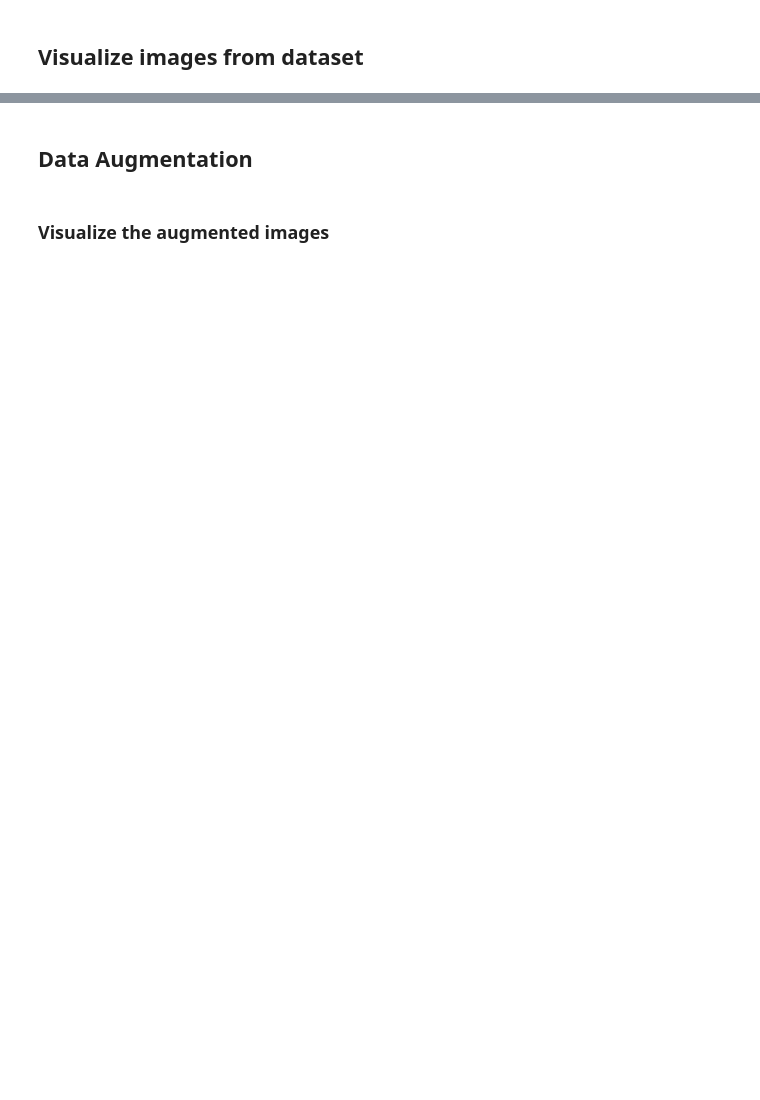
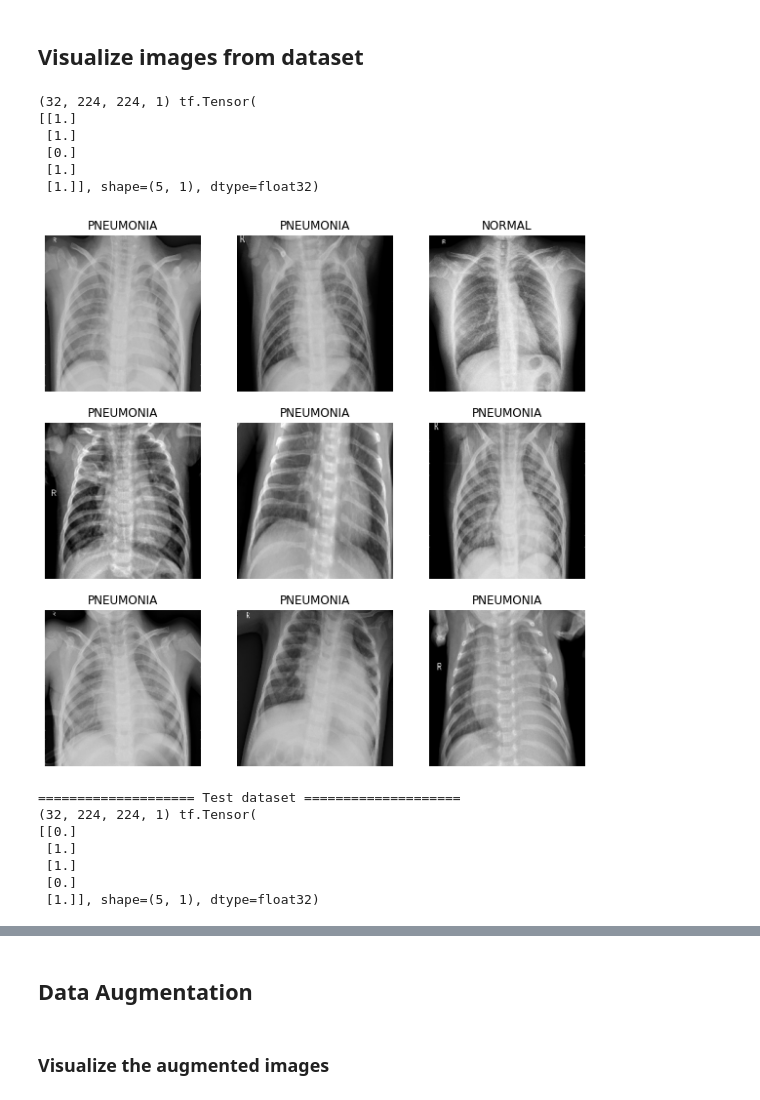
Before and after one commit to Redwoods/pdm, a Jupyter notebook: project/chest_xray/chest_xray_TL1_EfficientNetB1.ipynb, the cells around one changed output, grey strips where cells are left out. Saved outputs shown, nothing was run; the diff lists cells and outputs as text; code cells hidden in the pictures; blank space fills up the shorter version.

```diff
--- a/project/chest_xray/chest_xray_TL1_EfficientNetB1.ipynb
+++ b/project/chest_xray/chest_xray_TL1_EfficientNetB1.ipynb
@@ -120,17 +178,43 @@ train_data   # BatchDataset
 # %%
 # Plot images from dataset
 # figure 크기를 조절합니다.
 plt.figure(figsize=(10, 10))
 names = ['NORMAL', 'PNEUMONIA']
 # 배치 하나를 가져옵니다.
 for images, labels in train_data.take(1):
     print(images.shape, labels[:5])
     for i in range(9):
         ax = plt.subplot(3, 3, i + 1)
         plt.imshow(images[i][:,:,0].numpy().astype("uint8"), cmap = "gray") #.numpy())
         plt.title(names[int(labels[i])])
         plt.axis("off")
 plt.show()
 
 # [DIY] Plot images from test dataset
 print("="*20, 'Test dataset', "="*20)
+plt.figure(figsize=(10, 10))
+# names = ['NORMAL', 'PNEUMONIA']
+# 배치 하나를 가져옵니다.
+for images, labels in test_data.take(1):
+    print(images.shape, labels[:5])
+    for i in range(9):
+        ax = plt.subplot(3, 3, i + 1)
+        plt.imshow(images[i][:,:,0].numpy().astype("uint8"), cmap = "gray") #.numpy())
+        plt.title(names[int(labels[i])])
+        plt.axis("off")
+plt.show()
+# %% [output]
+(32, 224, 224, 1) tf.Tensor(
+[[1.]
+ [1.]
+ [0.]
+ [1.]
+ [1.]], shape=(5, 1), dtype=float32)
+[figure, added]
+==================== Test dataset ====================
+(32, 224, 224, 1) tf.Tensor(
+[[0.]
+ [1.]
+ [1.]
+ [0.]
+ [1.]], shape=(5, 1), dtype=float32)
```
Also changed, not shown: parts of 26 cells of this notebook.
